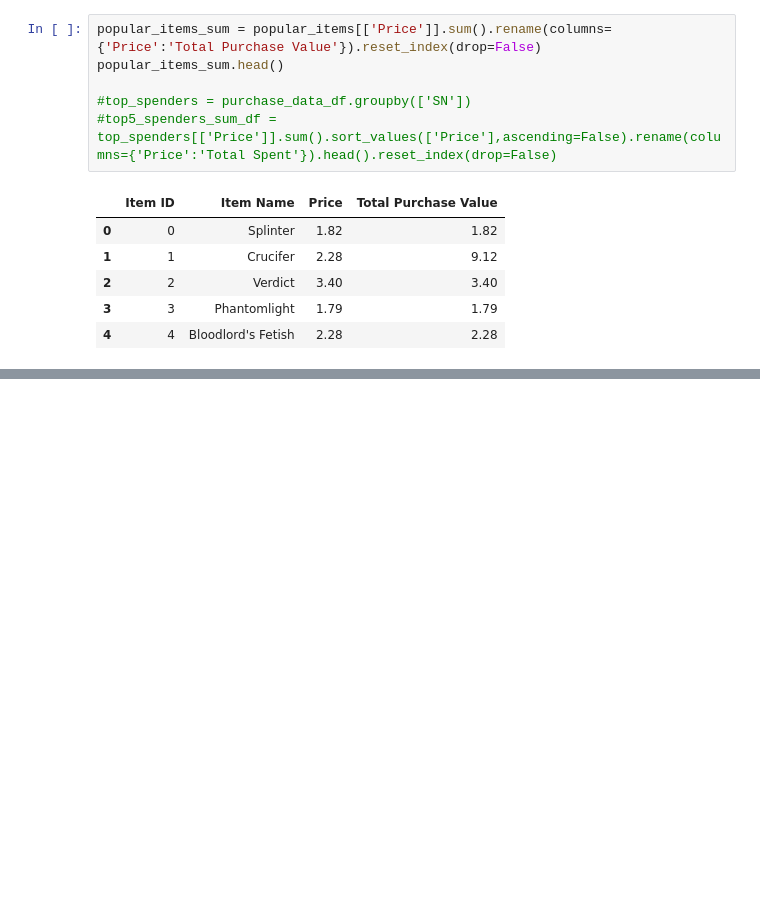
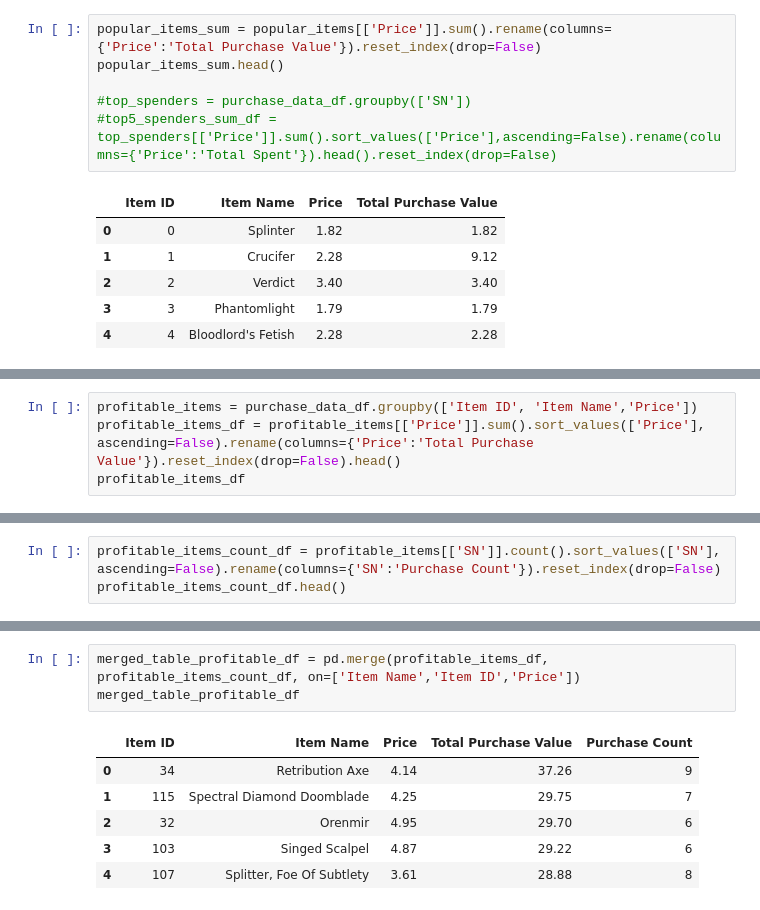
Before and after one commit to a10doan/Panda_Hw4, a Jupyter notebook: HeroesOfPymoli_hw4-Copy2.ipynb, the cells around one changed output, grey strips where cells are left out. Saved outputs shown, nothing was run; the diff lists cells and outputs as text; blank space fills up the shorter version.

```diff
--- a/HeroesOfPymoli_hw4-Copy2.ipynb
+++ b/HeroesOfPymoli_hw4-Copy2.ipynb
@@ -320,3 +347,7 @@ popular_items_merge_df
 | 2 | 31 | Trickster | 2.07 | 9 | 18.63 |
 | 3 | 175 | Woeful Adamantite Claymore | 1.24 | 9 | 11.16 |
 | 4 | 13 | Serenity | 1.49 | 9 | 13.41 |
+# %%
+profitable_items = purchase_data_df.groupby(['Item ID', 'Item Name','Price'])
+profitable_items_df = profitable_items[['Price']].sum().sort_values(['Price'], ascending=False).rename(columns={'Price':'Total Purchase Value'}).reset_index(drop=False).head()
+profitable_items_df
@@ -322,0 +361,3 @@ popular_items_merge_df
+# %%
+profitable_items_count_df = profitable_items[['SN']].count().sort_values(['SN'], ascending=False).rename(columns={'SN':'Purchase Count'}).reset_index(drop=False)
+profitable_items_count_df.head()
@@ -322,0 +371,10 @@ popular_items_merge_df
+# %%
+merged_table_profitable_df = pd.merge(profitable_items_df, profitable_items_count_df, on=['Item Name','Item ID','Price'])
+merged_table_profitable_df
+# %% [output]
+|  | Item ID | Item Name | Price | Total Purchase Value | Purchase Count |
+| 0 | 34 | Retribution Axe | 4.14 | 37.26 | 9 |
+| 1 | 115 | Spectral Diamond Doomblade | 4.25 | 29.75 | 7 |
+| 2 | 32 | Orenmir | 4.95 | 29.70 | 6 |
+| 3 | 103 | Singed Scalpel | 4.87 | 29.22 | 6 |
+| 4 | 107 | Splitter, Foe Of Subtlety | 3.61 | 28.88 | 8 |
```
Also changed, not shown: parts of 19 cells of this notebook.
